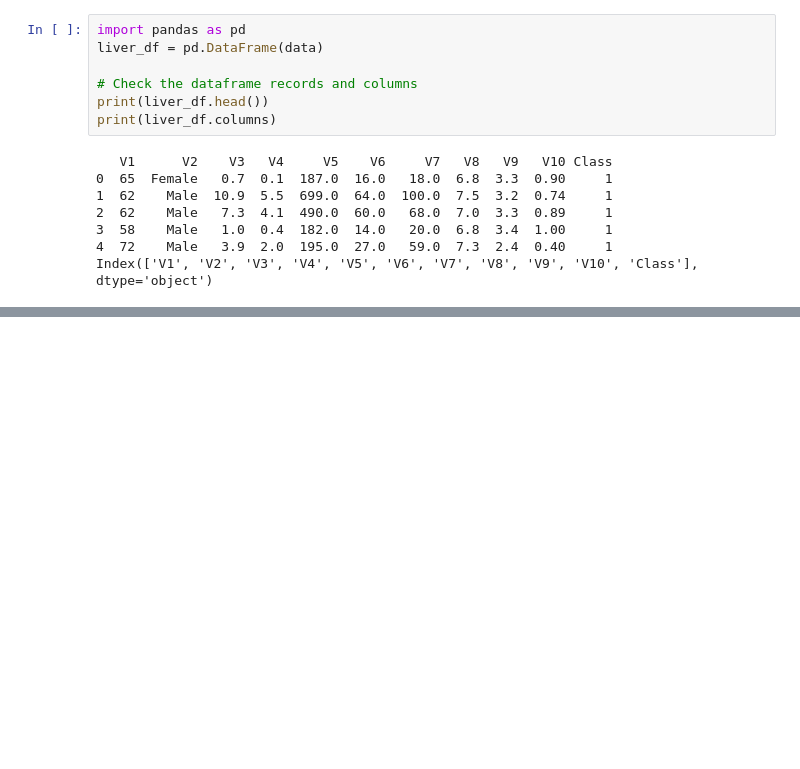
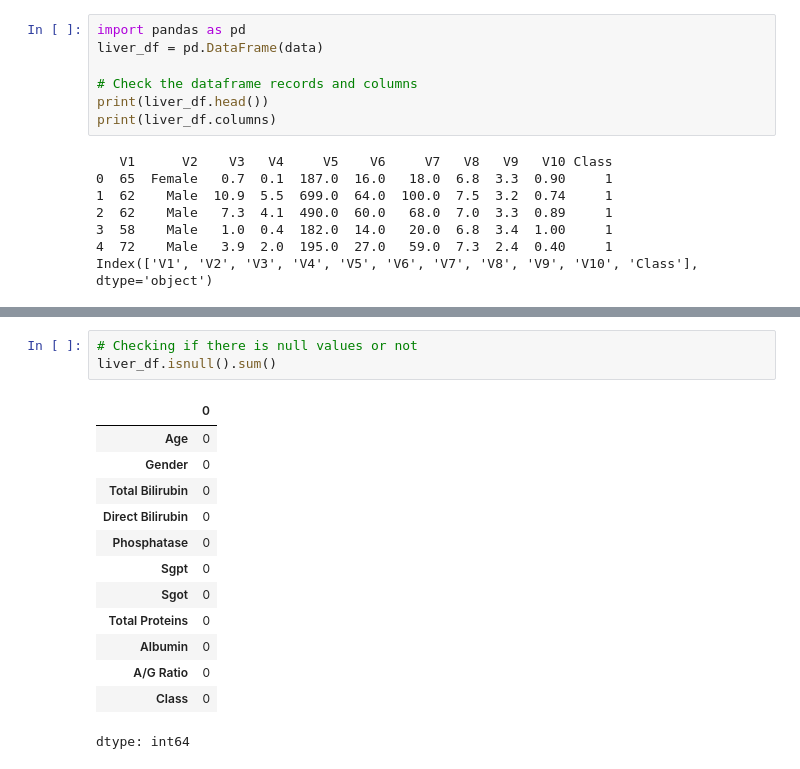
Before and after one commit to Evans2424/IACEC_Project_Model_Performance_Analysis, a Jupyter notebook: IACEC_MLProject.ipynb, the cells around one changed output, grey strips where cells are left out. Cells and saved outputs as stored; diff of their text form; blank space fills up the shorter version.

```diff
--- a/IACEC_MLProject.ipynb
+++ b/IACEC_MLProject.ipynb
@@ -97,0 +135,17 @@ liver_df.describe()
+# %%
+# Checking if there is null values or not
+liver_df.isnull().sum()
+# %% [output]
+|  | 0 |
+| Age | 0 |
+| Gender | 0 |
+| Total Bilirubin | 0 |
+| Direct Bilirubin | 0 |
+| Phosphatase | 0 |
+| Sgpt | 0 |
+| Sgot | 0 |
+| Total Proteins | 0 |
+| Albumin | 0 |
+| A/G Ratio | 0 |
+| Class | 0 |
+dtype: int64
```
Also changed, not shown: parts of 9 cells of this notebook.
